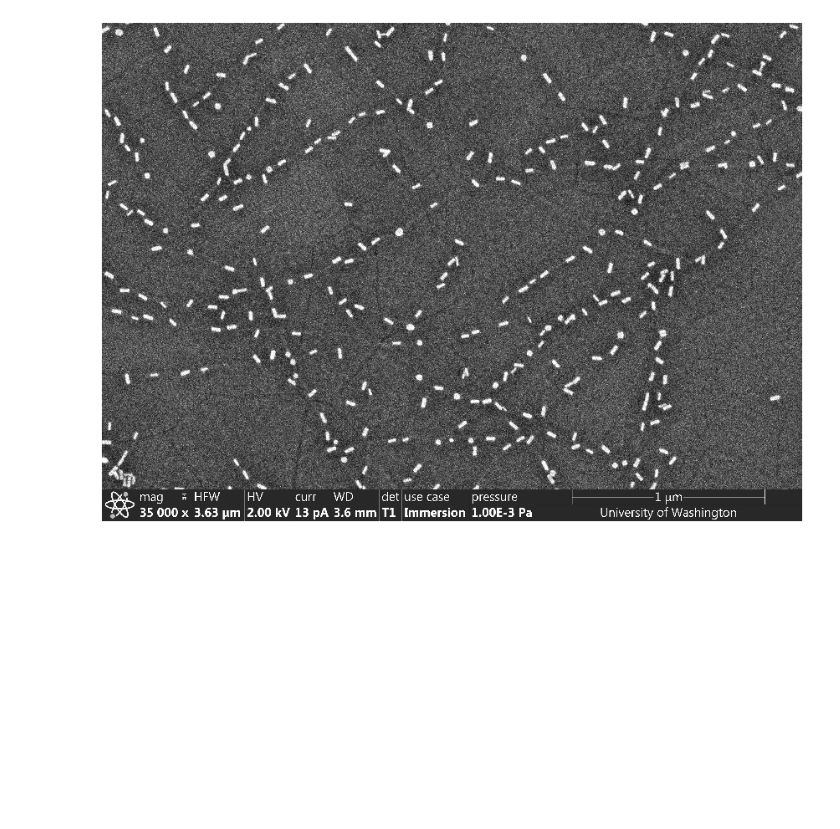
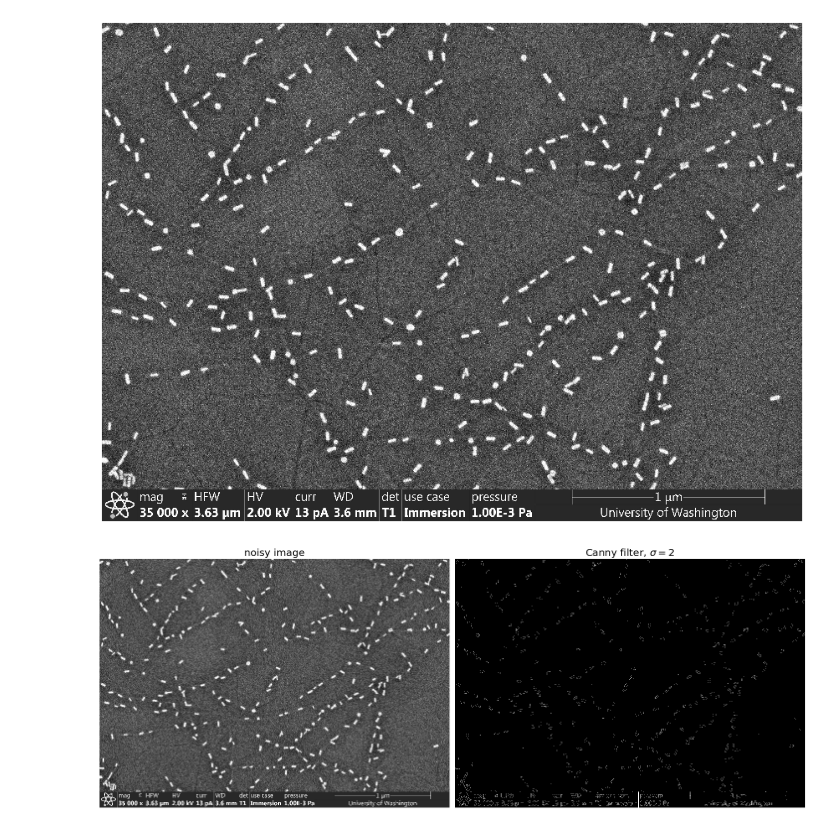
Before and after one commit to yamanmy/partycool, a Jupyter notebook: partycool.ipynb, the cells around one changed output. Drawn from its saved outputs; the diff is of its cells as text; code cells hidden in the pictures; blank space fills up the shorter version.

Commit message:
skinny edge detection update

```diff
--- a/partycool.ipynb
+++ b/partycool.ipynb
@@ -46,3 +46,34 @@ def img_reader(img_path):
 sem_array = img_reader('example_images/sem_1.jpg')
 # %% [output]
 [figure]
+# %%
+import numpy as np
+import matplotlib.pyplot as plt
+from scipy import ndimage as ndi
+
+from skimage import feature
+
+im = sem_array
+
+
+# Compute the Canny filter for two values of sigma
+edges = feature.canny(im, sigma=2)
+
+# display results
+fig, (ax1, ax2) = plt.subplots(nrows=1, ncols=2, figsize=(20, 10),
+                                    sharex=True, sharey=True)
+
+ax1.imshow(im, cmap=plt.cm.gray)
+ax1.axis('off')
+ax1.set_title('noisy image', fontsize=20)
+
+
+ax2.imshow(edges, cmap=plt.cm.gray)
+ax2.axis('off')
+ax2.set_title(r'Canny filter, $\sigma=2$', fontsize=20)
+
+fig.tight_layout()
+
+plt.show()
+# %% [output]
+[figure, added]
```
Also changed, not shown: 1 other file.
